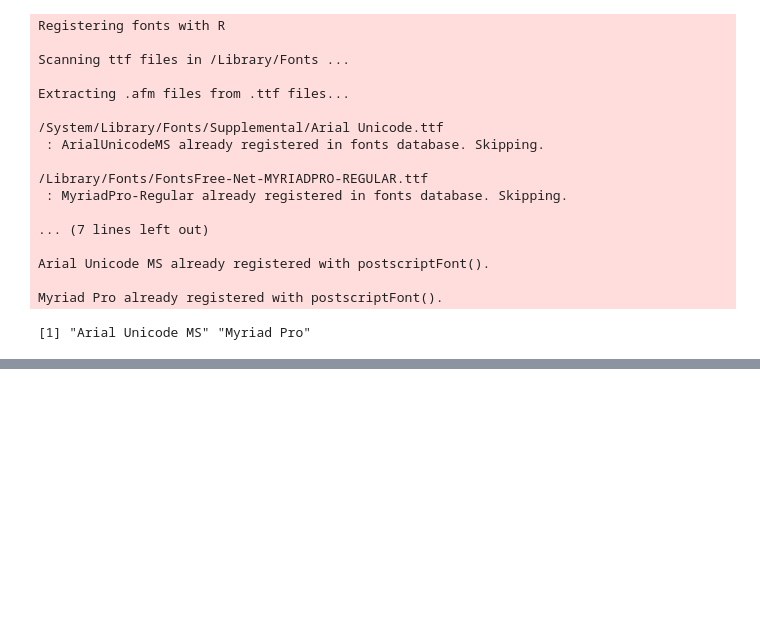
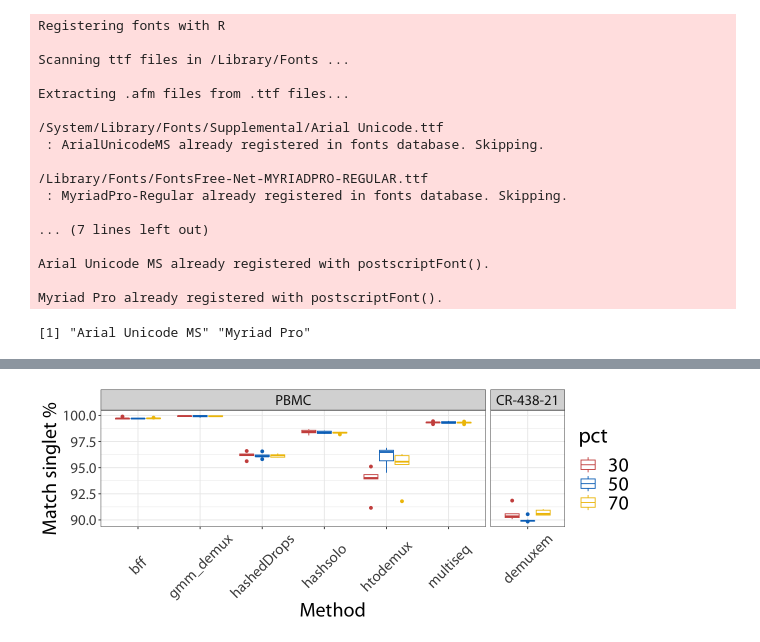
Before and after one commit to theislab/hadge-reproducibility, a Jupyter notebook: notebooks/downsampled_result.ipynb, the cells around one changed output, grey strips where cells are left out. Cells and saved outputs as stored; diff of their text form; code cells hidden in the pictures; blank space fills up the shorter version.

```diff
--- a/notebooks/downsampled_result.ipynb
+++ b/notebooks/downsampled_result.ipynb
@@ -297,0 +699,4 @@ Warning message in melt(comparison_results, id.vars = "Barcode", measure.vars =
+# %%
+hashing_res_2 <- compare_sample2[!compare_sample2$gt %in% c("doublet", "negative"), ]
+nrow(hashing_res_2)
+hashing_res_2 %>% filter(rowSums(is.na(.)) > 0)
@@ -297,0 +724,14 @@ Warning message in melt(comparison_results, id.vars = "Barcode", measure.vars =
+# %%
+matching_tb_2 <- hashing_res_2 %>%
+    mutate(across(-c(Barcode, gt, pct, seed), ~ .x == gt, .names = "match_{.col}")) %>%
+    select(starts_with("match"))
+matching_tb_2$match_demuxem_1[is.na(matching_tb_2$match_demuxem_1)] <- FALSE
+matching_tb_2 <- bind_cols(hashing_res_2[, c("Barcode", "pct", "seed")], matching_tb_2)
+# %%
+matching_tb_tf_2 <- matching_tb_2 %>%
+    group_by(pct, seed) %>%
+    summarise(across(starts_with("match"), ~ sum(.x) / length(.x[!is.na(.x)]) * 100), .groups = "drop")
+matching_tb_tf_2 <- melt(matching_tb_tf_2, id.vars = c("pct", "seed"), variable.name = "Method", value.name = "Count")
+matching_tb_tf_2$Method <- gsub("match_", "", matching_tb_tf_2$Method)
+matching_tb_tf_2$Method <- gsub("_1", "", matching_tb_tf_2$Method)
+matching_tb_tf_2 <- matching_tb_tf_2[matching_tb_tf_2$Method == "demuxem", ]
@@ -297,0 +741,27 @@ Warning message in melt(comparison_results, id.vars = "Barcode", measure.vars =
+# %%
+matching_tb_tf$dataset <- "PBMC"
+matching_tb_tf_2$dataset <- "CR-438-21"
+matching_tb_tf_all <- rbind(matching_tb_tf, matching_tb_tf_2)
+matching_tb_tf_all$dataset <- factor(matching_tb_tf_all$dataset, levels = c("PBMC", "CR-438-21"))
+# %%
+options(repr.plot.width = 10, repr.plot.height = 4)
+ggplot(matching_tb_tf_all, aes(x = Method, y = Count, color = pct)) +
+    geom_boxplot() +
+    facet_grid(. ~ dataset, scales = "free", space = "free") +
+    theme_bw() +
+    ylab("Match singlet %") +
+    scale_color_manual(
+        values = c("#CD534CFF", "#0073C2FF", "#EFC000FF")
+    ) +
+    theme(
+        text = element_text(size = 22, family = "Myriad Pro"),
+        axis.text = element_text(size = 18),
+        axis.text.x = element_text(vjust = 0.5, angle = 45),
+        axis.title = element_text(size = 24),
+        legend.text = element_text(size = 24),
+        legend.title = element_text(size = 26),
+        legend.key.size = unit(0.8, "cm"),
+        plot.title = element_text(size = 30, hjust = 0.5)
+    )
+# %% [output]
+[figure, added]
```
Also changed, not shown: parts of 27 cells of this notebook, 1 other file.
